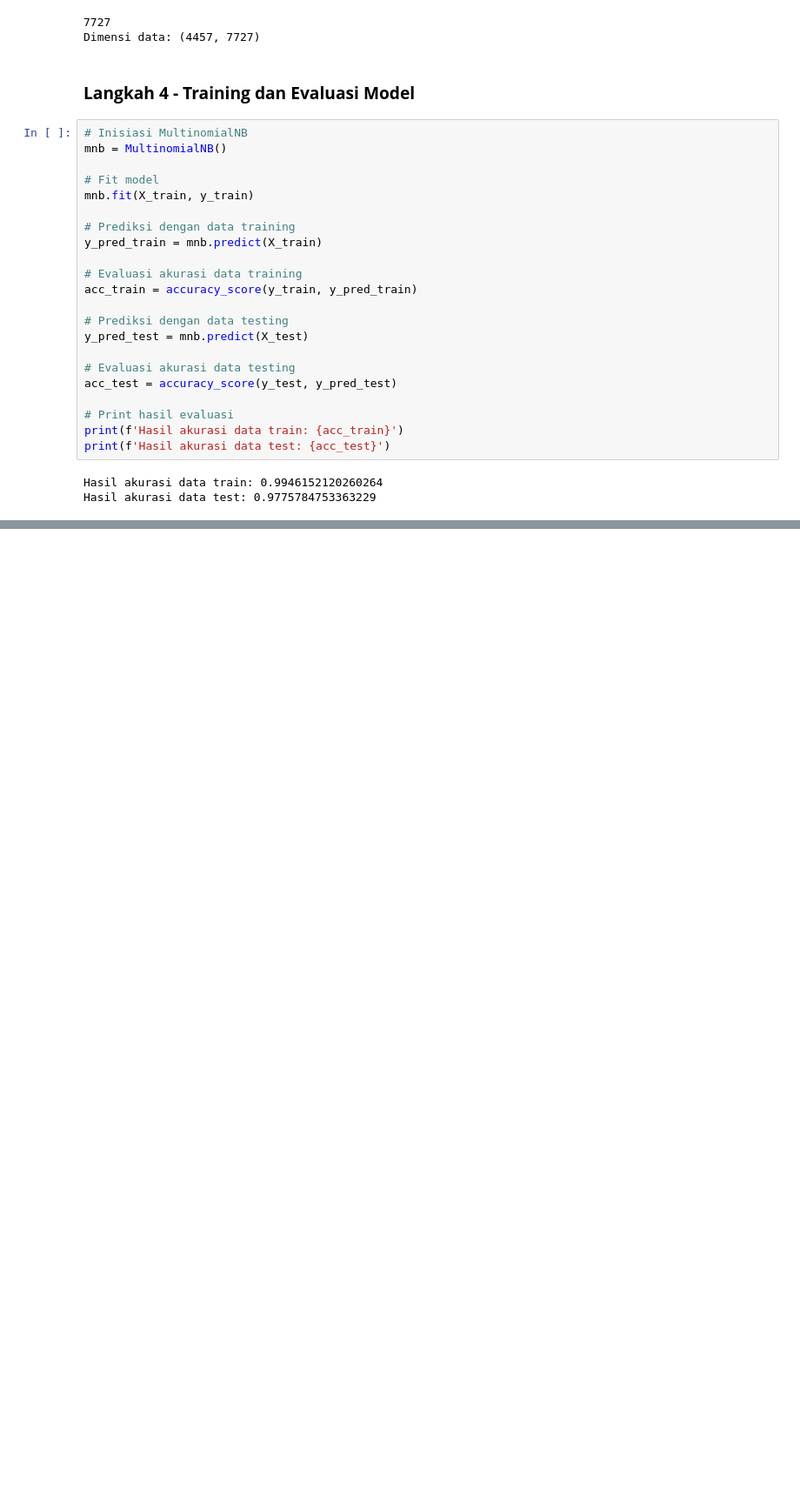
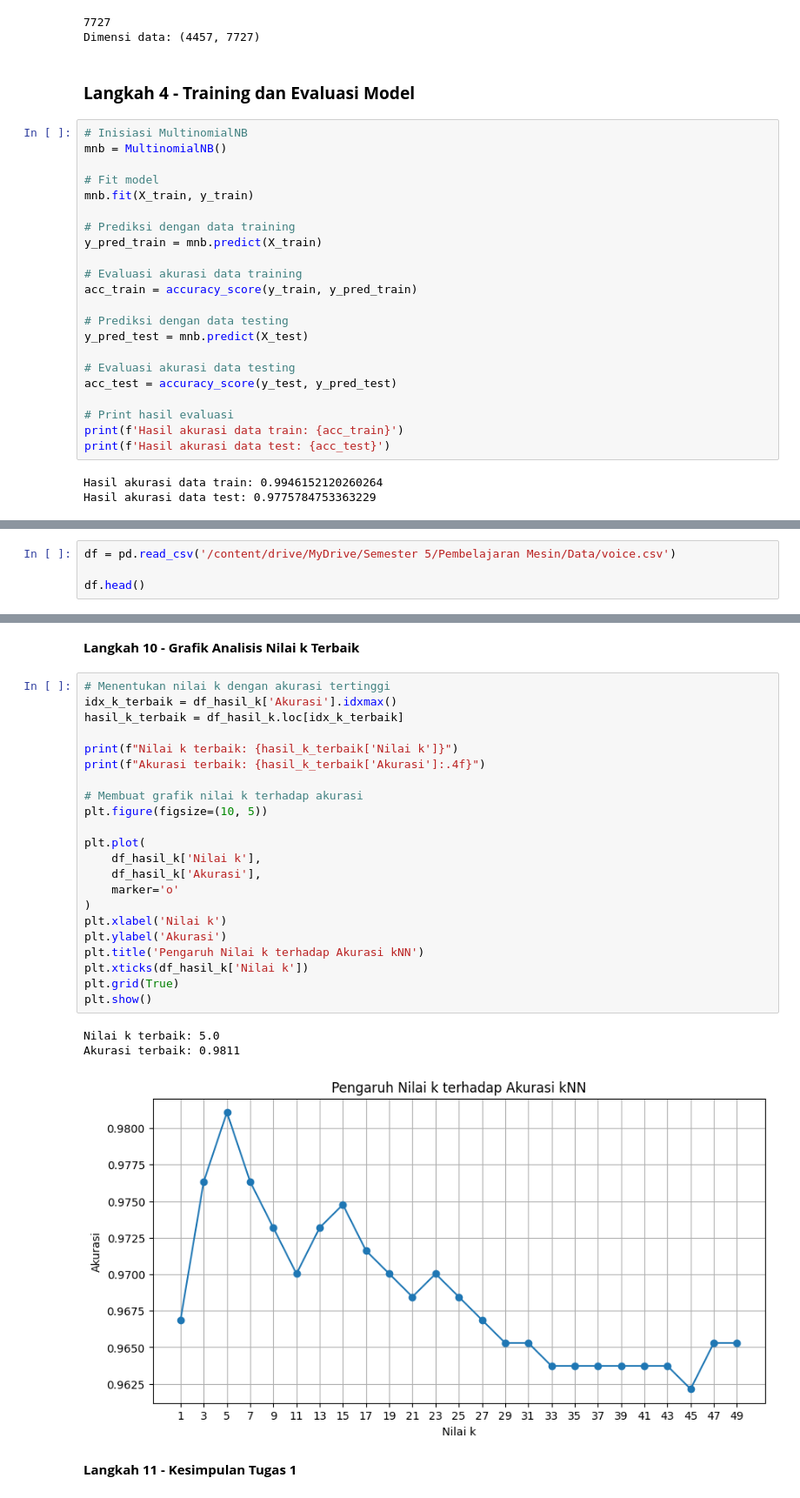
Before and after one commit to nurilhuda05/Pembelajaran_Mesin_2026, a Jupyter notebook: TG9_244107020004_Muhammad_Nuril_Huda.ipynb, the cells around one changed output, grey strips where cells are left out. Shown at 87% size. Drawn from its saved outputs; the diff is of its cells as text; blank space fills up the shorter version.

Commit message:
Tugas 1 Jobsheet 9

```diff
--- a/TG9_244107020004_Muhammad_Nuril_Huda.ipynb
+++ b/TG9_244107020004_Muhammad_Nuril_Huda.ipynb
@@ -537,0 +559,4 @@ Hasil akurasi data test: 0.9775784753363229
+# %%
+df = pd.read_csv('/content/drive/MyDrive/Semester 5/Pembelajaran Mesin/Data/voice.csv')
+
+df.head()
@@ -537,0 +870,30 @@ Hasil akurasi data test: 0.9775784753363229
+# %% [markdown]
+**Langkah 10 - Grafik Analisis Nilai k Terbaik**
+# %%
+# Menentukan nilai k dengan akurasi tertinggi
+idx_k_terbaik = df_hasil_k['Akurasi'].idxmax()
+hasil_k_terbaik = df_hasil_k.loc[idx_k_terbaik]
+
+print(f"Nilai k terbaik: {hasil_k_terbaik['Nilai k']}")
+print(f"Akurasi terbaik: {hasil_k_terbaik['Akurasi']:.4f}")
+
+# Membuat grafik nilai k terhadap akurasi
+plt.figure(figsize=(10, 5))
+
+plt.plot(
+    df_hasil_k['Nilai k'],
+    df_hasil_k['Akurasi'],
+    marker='o'
+)
+plt.xlabel('Nilai k')
+plt.ylabel('Akurasi')
+plt.title('Pengaruh Nilai k terhadap Akurasi kNN')
+plt.xticks(df_hasil_k['Nilai k'])
+plt.grid(True)
+plt.show()
+# %% [output]
+Nilai k terbaik: 5.0
+Akurasi terbaik: 0.9811
+[figure, added]
+# %% [markdown]
+**Langkah 11 - Kesimpulan Tugas 1**
```
Also changed, not shown: parts of 23 cells of this notebook.
